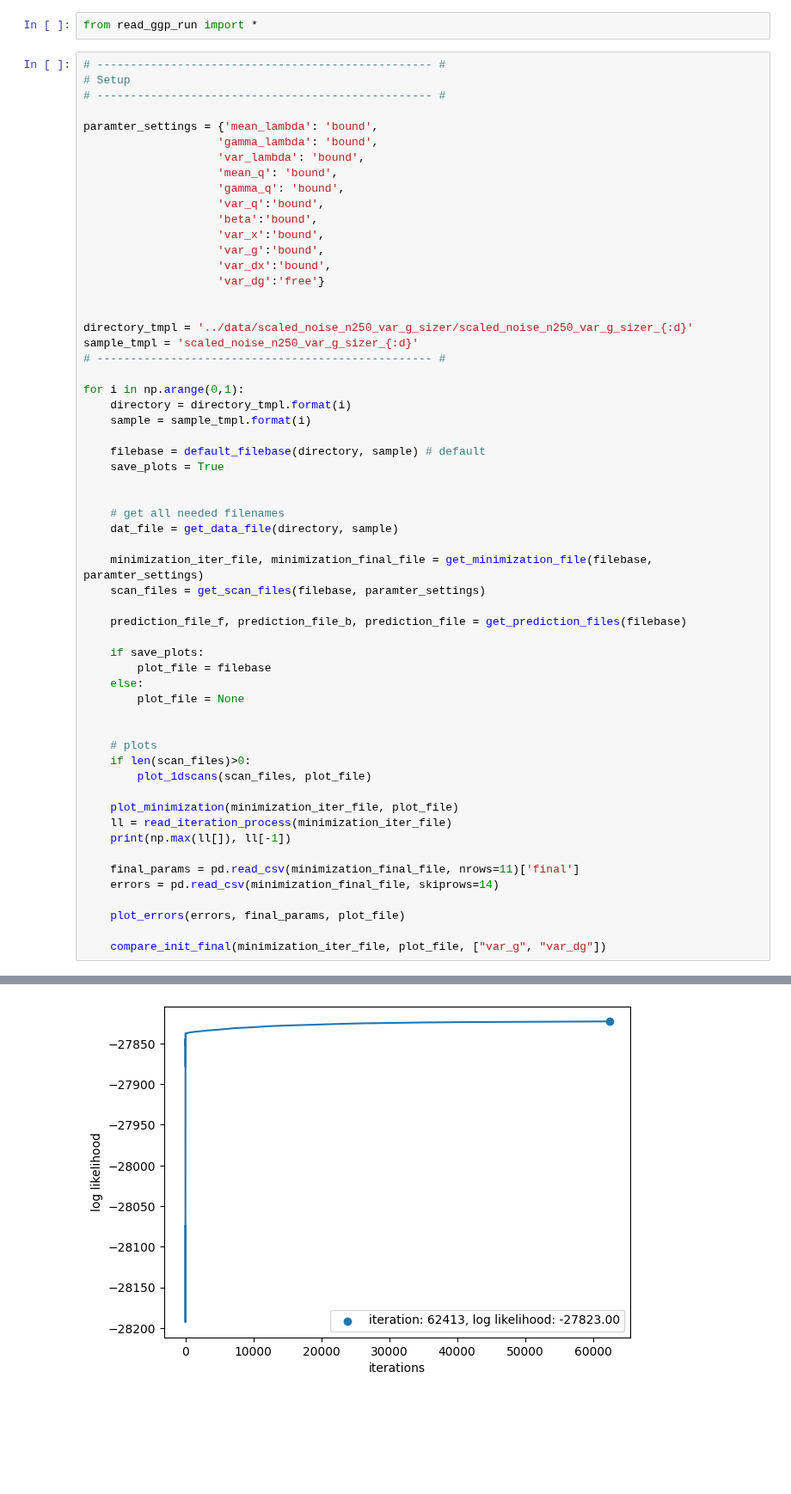
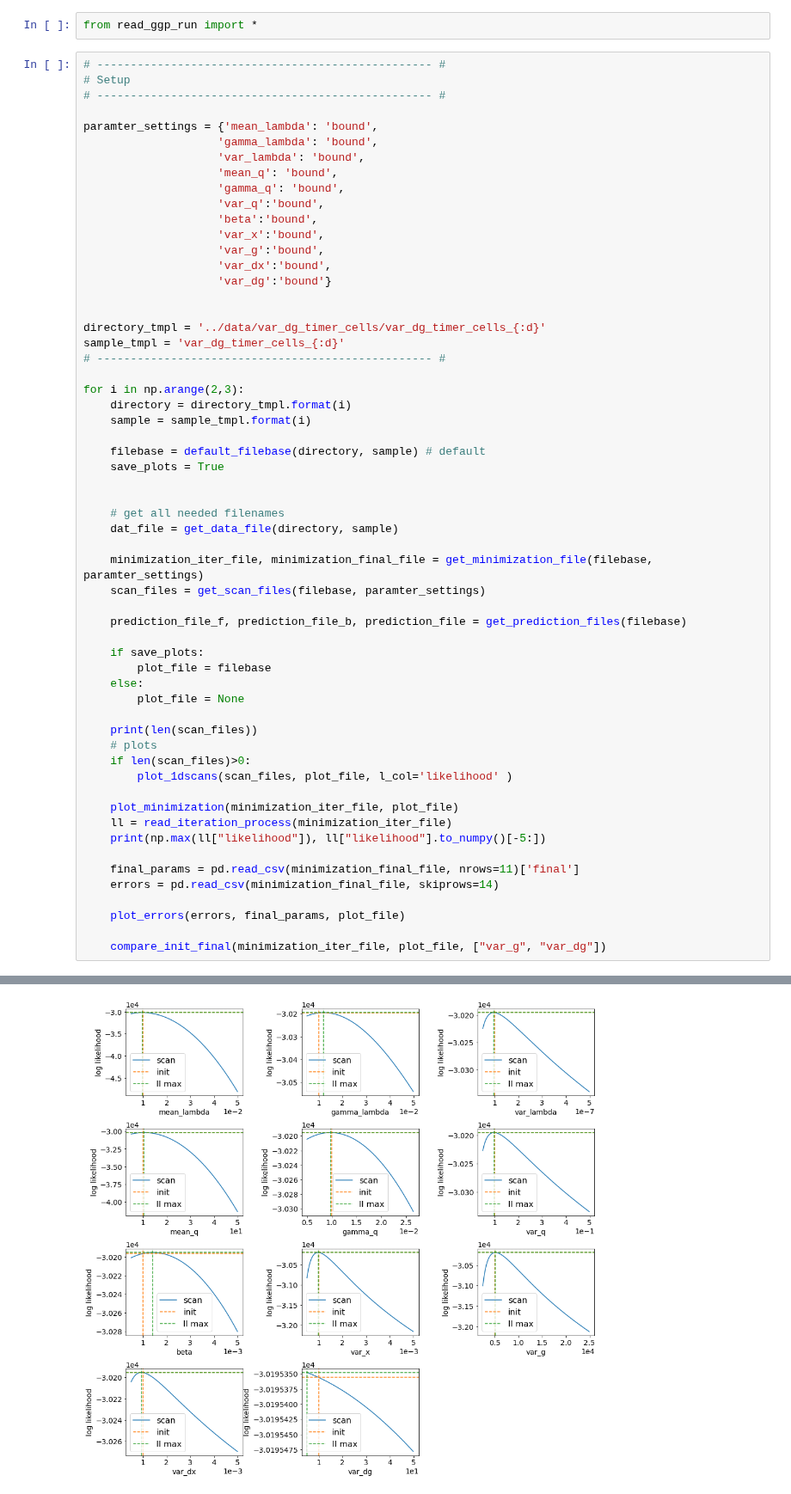
Before and after one commit to bjks/gfp_gaussian_process, a Jupyter notebook: notebooks/plot_ggp_run.ipynb, the cells around one changed output, grey strips where cells are left out. Shown at 86% size. Drawn from its saved outputs; the diff is of its cells as text; blank space fills up the shorter version.

```diff
--- a/notebooks/plot_ggp_run.ipynb
+++ b/notebooks/plot_ggp_run.ipynb
@@ -27,14 +27,14 @@ paramter_settings = {'mean_lambda': 'bound',
                     'var_x':'bound',
                     'var_g':'bound',
                     'var_dx':'bound',
-                    'var_dg':'free'}
+                    'var_dg':'bound'}
 
 
-directory_tmpl = '../data/scaled_noise_n250_var_g_sizer/scaled_noise_n250_var_g_sizer_{:d}'
-sample_tmpl = 'scaled_noise_n250_var_g_sizer_{:d}'
+directory_tmpl = '../data/var_dg_timer_cells/var_dg_timer_cells_{:d}'
+sample_tmpl = 'var_dg_timer_cells_{:d}'
 # -------------------------------------------------- #
 
-for i in np.arange(0,1):
+for i in np.arange(2,3):
     directory = directory_tmpl.format(i)
     sample = sample_tmpl.format(i)
 
@@ -55,14 +55,14 @@ for i in np.arange(0,1):
     else:
         plot_file = None
 
-
+    print(len(scan_files))
     # plots
     if len(scan_files)>0:
-        plot_1dscans(scan_files, plot_file)
+        plot_1dscans(scan_files, plot_file, l_col='likelihood' )
 
     plot_minimization(minimization_iter_file, plot_file)
     ll = read_iteration_process(minimization_iter_file)
-    print(np.max(ll[]), ll[-1])
+    print(np.max(ll["likelihood"]), ll["likelihood"].to_numpy()[-5:])
 
     final_params = pd.read_csv(minimization_final_file, nrows=11)['final']
     errors = pd.read_csv(minimization_final_file, skiprows=14)
@@ -74 +75 @@ for i in np.arange(0,1):
-[figure, old version]
+[figure, new version]
```
Also changed, not shown: parts of 1 cell of this notebook, 23 other files.
